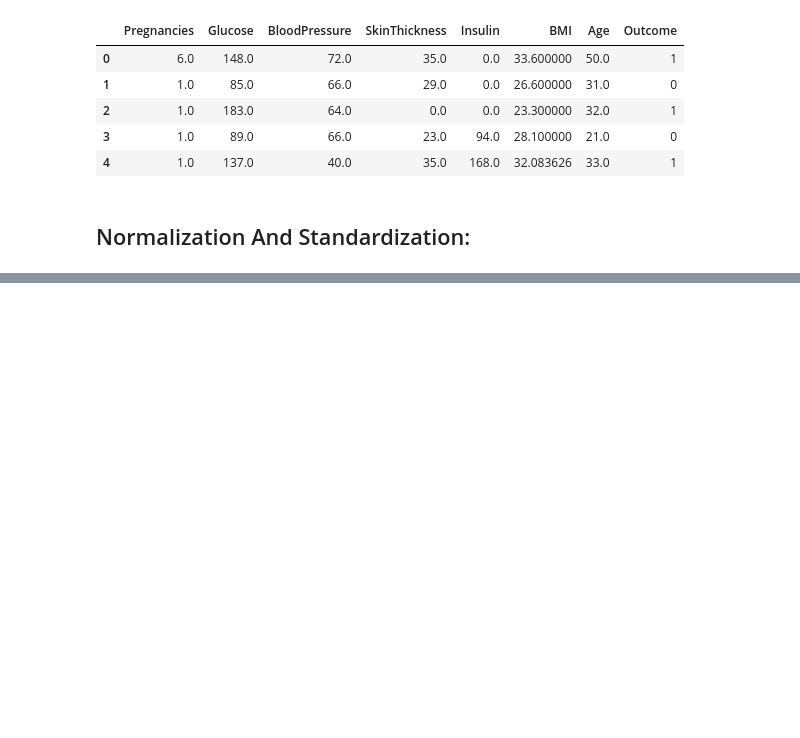
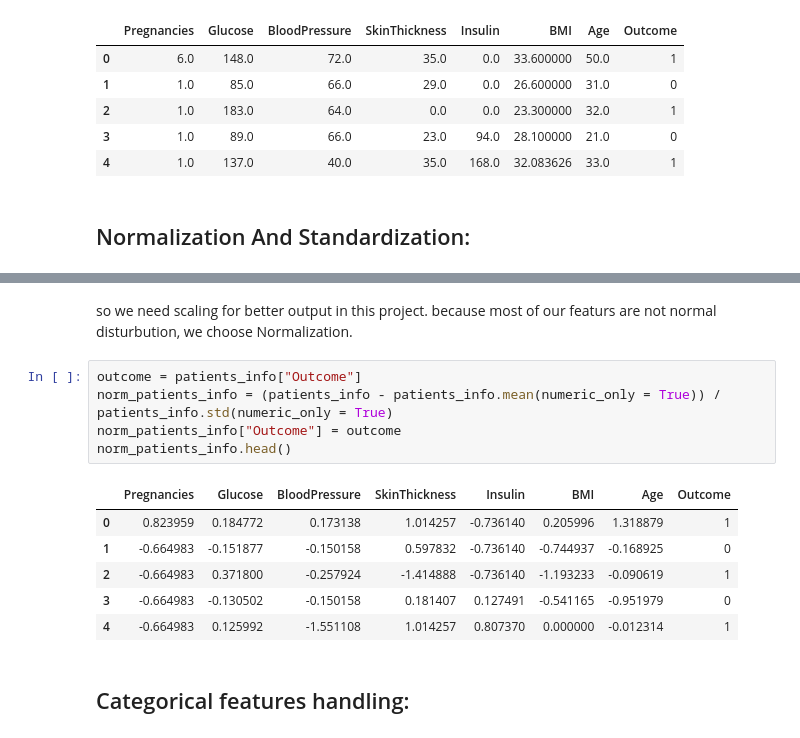
Before and after one commit to mohajel/AI_projects, a Jupyter notebook: CA4/ca4.ipynb, the cells around one changed output, grey strips where cells are left out. Drawn from its saved outputs; the diff is of its cells as text; blank space fills up the shorter version.

```diff
--- a/CA4/ca4.ipynb
+++ b/CA4/ca4.ipynb
@@ -259,0 +266,17 @@ We will use these approaches in the next phase to check whether they are effecti
+# %% [markdown]
+so we need scaling for better output in this project.
+because most of our featurs are not normal disturbution, we choose Normalization.
+# %%
+outcome = patients_info["Outcome"]
+norm_patients_info = (patients_info - patients_info.mean(numeric_only = True)) / patients_info.std(numeric_only = True)
+norm_patients_info["Outcome"] = outcome
+norm_patients_info.head()
+# %% [output]
+|  | Pregnancies | Glucose | BloodPressure | SkinThickness | Insulin | BMI | Age | Outcome |
+| 0 | 0.823959 | 0.184772 | 0.173138 | 1.014257 | -0.736140 | 0.205996 | 1.318879 | 1 |
+| 1 | -0.664983 | -0.151877 | -0.150158 | 0.597832 | -0.736140 | -0.744937 | -0.168925 | 0 |
+| 2 | -0.664983 | 0.371800 | -0.257924 | -1.414888 | -0.736140 | -1.193233 | -0.090619 | 1 |
+| 3 | -0.664983 | -0.130502 | -0.150158 | 0.181407 | 0.127491 | -0.541165 | -0.951979 | 0 |
+| 4 | -0.664983 | 0.125992 | -1.551108 | 1.014257 | 0.807370 | 0.000000 | -0.012314 | 1 |
+# %% [markdown]
+## Categorical features handling:
```
Also changed, not shown: parts of 14 cells of this notebook.
